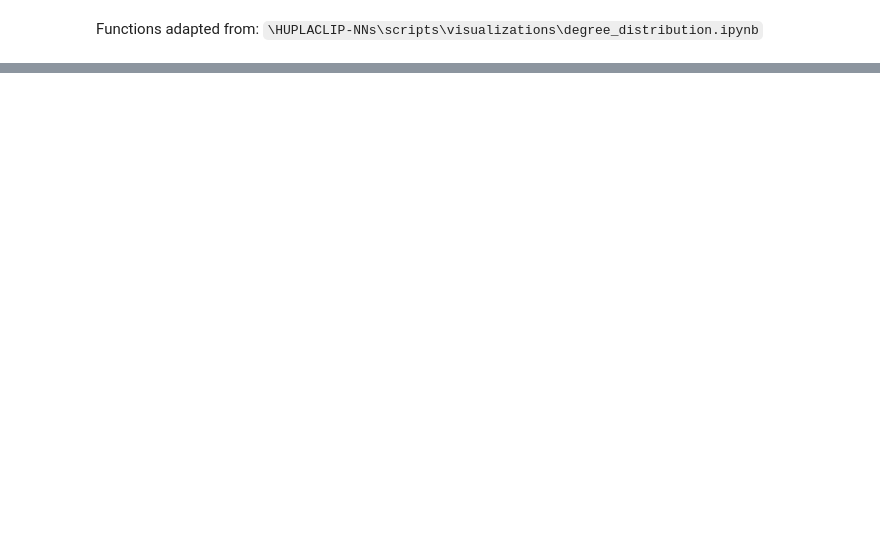
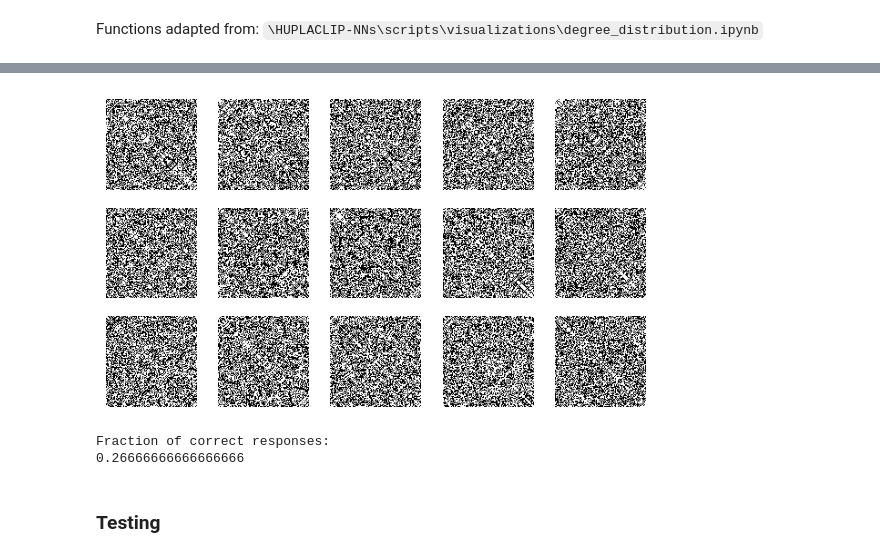
Before and after one commit to danieletirinnanzi/HUPLACLIP-NNs, a Jupyter notebook: scripts/Ideal-observer_performance/Ideal-observer_performance.ipynb, the cells around one changed output, grey strips where cells are left out. Drawn from its saved outputs; the diff is of its cells as text; code cells hidden in the pictures; blank space fills up the shorter version.

```diff
--- a/scripts/Ideal-observer_performance/Ideal-observer_performance.ipynb
+++ b/scripts/Ideal-observer_performance/Ideal-observer_performance.ipynb
@@ -273,0 +271,46 @@ Configuration file loaded successfully.
+# %%
+def ideal_observer_k_not_known(graphs_batch, graph_size, clique_size_values, p_corrected_values):
+  # NOTE: "clique_size_values" and "p_corrected_values" are arrays of the possible K values and the corresponding p_corrected values
+  batch_size = len(graphs_batch)
+  n_clique_size_values = len(clique_size_values)
+  # for each graph in the batch, compute the degree of each node and store in a 1-D array
+  degrees = np.array(torch.sum(graphs_batch, dim=2))  # shape: (batch_size, 1, graph_size)
+  # broadcasting degrees so that they can be used in formula for different clique size values
+  degrees_broadcast = np.broadcast_to(degrees, (batch_size, n_clique_size_values, graph_size)) # shape: (batch_size, n_clique_size_values, graph_size)
+  # reshaping clique size values so that they can be broadcasted
+  clique_size_values_broadcast = np.reshape(clique_size_values, (1, n_clique_size_values, 1))  # shape: (1, n_clique_size_values, 1)
+  # reshaping p_corrected so that it can be broadcasted
+  p_corrected_broadcast = np.reshape(p_corrected_values, (1, n_clique_size_values, 1))  # shape: (1, n_clique_size_values, 1)
+  # Compute degree distribution for all graphs and all clique sizes ("np.prod" is over graph_size dimension; "np.sum" is over n_clique_size_values dimension)
+  p_clique = np.log((np.sum(np.prod(degree_distribution_clique(
+      degrees_broadcast, graph_size, clique_size_values_broadcast, p_corrected_broadcast
+  ), axis = 2), axis = 1) ) / n_clique_size_values ) # final shape: (batch_size, 1, 1)
+  # computing decision variable
+  decision_variable = p_clique.squeeze() - np.sum(degree_distribution_noclique(degrees, graph_size), 2).squeeze()
+  # Convert values > 0 to 1, values <= 0 to 0
+  hard_output = (decision_variable > 0).astype(int)
+  return hard_output.squeeze()
+# %%
+# test of model on a very easy instance:
+# visualizing input for 15 graphs of 100 nodes and clique of 50, "p_reduce"
+graphs_with_clique = graphs_gen.generate_batch(15, 100, np.repeat([15],15), "p_reduce", False, p_clique=1)
+# Show 15 graphs
+fig, axes = plt.subplots(3, 5, figsize=(7, 4))
+for i in range(15):
+    row = i // 5
+    col = i % 5
+    axes[row, col].imshow(np.squeeze(graphs_with_clique[0][i]), cmap='gray_r')
+    axes[row, col].axis('off')
+plt.show()
+# testing ideal observer on this graph:
+clique_size_values = np.arange(1, 71)
+p_corrected_values = p_correction(0.5, 100, clique_size_values)
+decision_variable = ideal_observer_k_not_known(graphs_with_clique[0], 100, clique_size_values, p_corrected_values)
+print("Fraction of correct responses:")
+print(np.sum(decision_variable == graphs_with_clique[1]) / 15)
+# %% [output]
+[figure, added]
+Fraction of correct responses:
+0.26666666666666666
+# %% [markdown]
+### Testing
```
Also changed, not shown: parts of 22 cells of this notebook.
